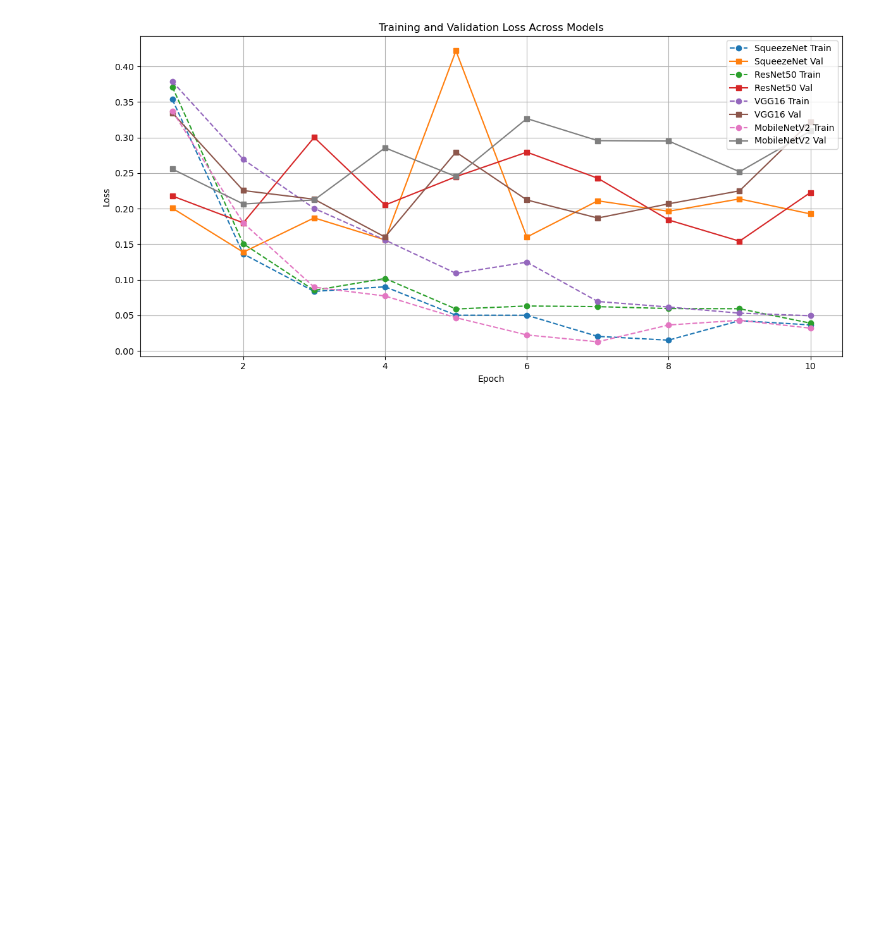
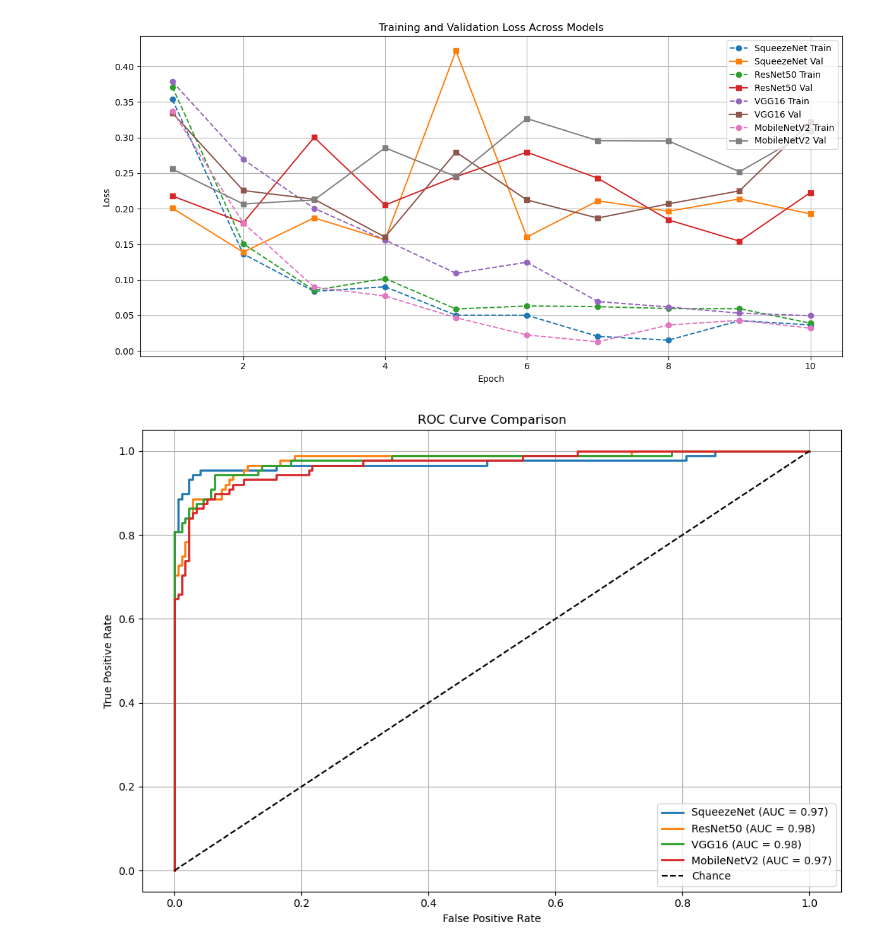
Before and after one commit to SpoorthiKalakuntla/BreastCancerDetection, a Jupyter notebook: CMRConference.ipynb, the cells around one changed output. Cells and saved outputs as stored; diff of their text form; code cells hidden in the pictures; blank space fills up the shorter version.

```diff
--- a/CMRConference.ipynb
+++ b/CMRConference.ipynb
@@ -921,3 +921,31 @@ plot_all_models(results)
 # %% [output]
 [figure]
 [figure]
+# %%
+# Rename DenseNet121 to SqueezeNet
+if "DenseNet121" in roc_data:
+    roc_data["SqueezeNet"] = roc_data.pop("DenseNet121")
+# %%
+from sklearn.metrics import roc_curve, auc
+import matplotlib.pyplot as plt
+
+def plot_all_roc_curves(roc_data):
+    plt.figure(figsize=(10, 7))
+
+    for model_name, (y_true, y_prob) in roc_data.items():
+        fpr, tpr, _ = roc_curve(y_true, y_prob)
+        roc_auc = auc(fpr, tpr)
+        plt.plot(fpr, tpr, lw=2, label=f"{model_name} (AUC = {roc_auc:.2f})")
+
+    plt.plot([0, 1], [0, 1], 'k--', label='Chance')
+    plt.xlabel('False Positive Rate')
+    plt.ylabel('True Positive Rate')
+    plt.title('ROC Curve Comparison')
+    plt.legend(loc='lower right')
+    plt.grid(True)
+    plt.tight_layout()
+    plt.show()
+# %%
+plot_all_roc_curves(roc_data)
+# %% [output]
+[figure, added]
```
Also changed, not shown: parts of 6 cells of this notebook, 1 other file.
